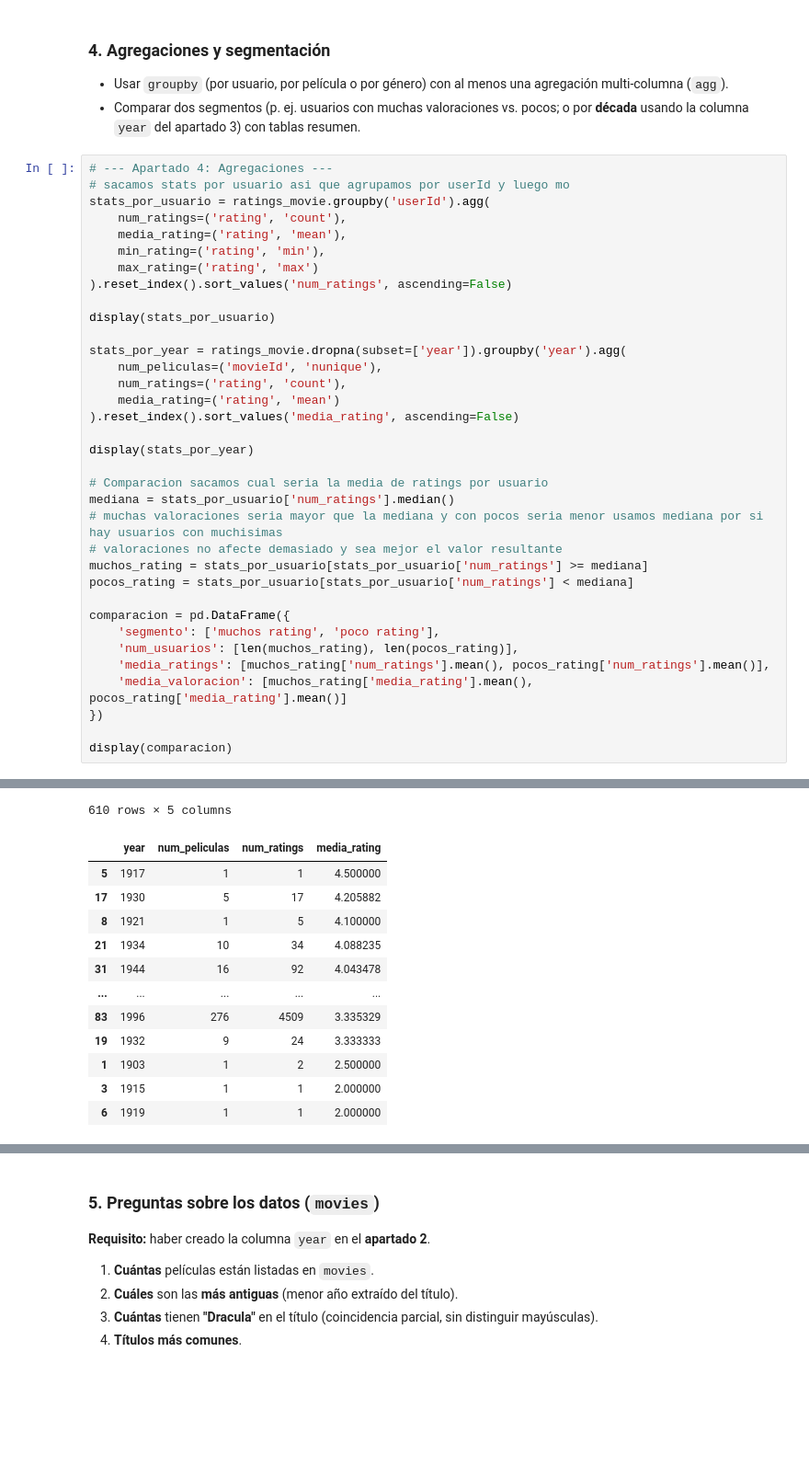
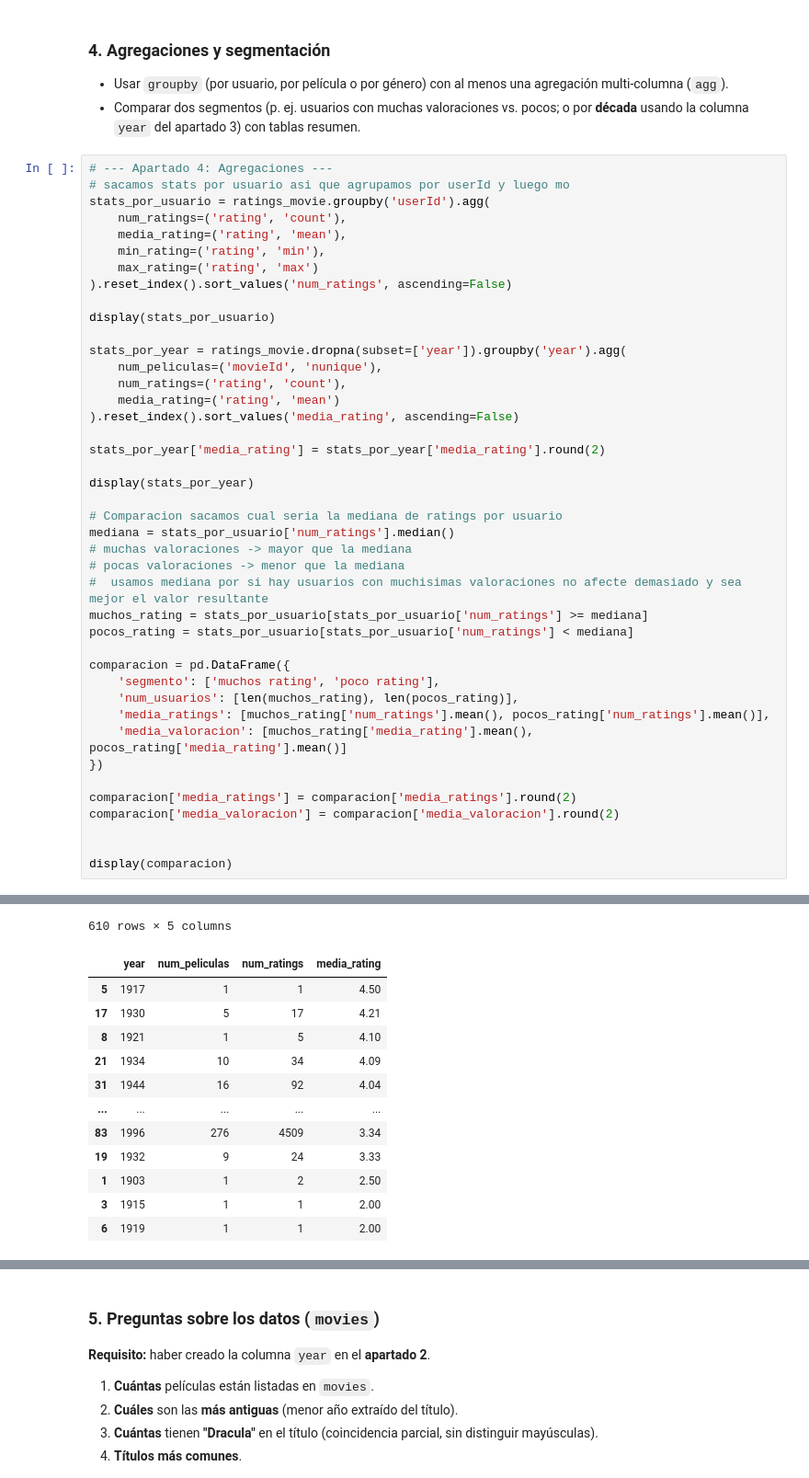
Before and after one commit to xFloki/tc-catalogo-peliculas-team-8, a Jupyter notebook: Team_Challenge_sprint03_04.ipynb, the cells around one changed output, grey strips where cells are left out. Shown at 92% size. Drawn from its saved outputs; the diff is of its cells as text; blank space fills up the shorter version.

```diff
--- a/Team_Challenge_sprint03_04.ipynb
+++ b/Team_Challenge_sprint03_04.ipynb
@@ -196,48 +196,55 @@ stats_por_year = ratings_movie.dropna(subset=['year']).groupby('year').agg(
     media_rating=('rating', 'mean')
 ).reset_index().sort_values('media_rating', ascending=False)
 
+stats_por_year['media_rating'] = stats_por_year['media_rating'].round(2)
+
 display(stats_por_year)
 
-# Comparacion sacamos cual seria la media de ratings por usuario
+# Comparacion sacamos cual seria la mediana de ratings por usuario
 mediana = stats_por_usuario['num_ratings'].median()
-# muchas valoraciones seria mayor que la mediana y con pocos seria menor usamos mediana por si hay usuarios con muchisimas
-# valoraciones no afecte demasiado y sea mejor el valor resultante
+# muchas valoraciones -> mayor que la mediana
+# pocas valoraciones -> menor que la mediana
+#  usamos mediana por si hay usuarios con muchisimas valoraciones no afecte demasiado y sea mejor el valor resultante
 muchos_rating = stats_por_usuario[stats_por_usuario['num_ratings'] >= mediana]
 pocos_rating = stats_por_usuario[stats_por_usuario['num_ratings'] < mediana]
 
 comparacion = pd.DataFrame({
     'segmento': ['muchos rating', 'poco rating'],
     'num_usuarios': [len(muchos_rating), len(pocos_rating)],
     'media_ratings': [muchos_rating['num_ratings'].mean(), pocos_rating['num_ratings'].mean()],
     'media_valoracion': [muchos_rating['media_rating'].mean(), pocos_rating['media_rating'].mean()]
 })
 
+comparacion['media_ratings'] = comparacion['media_ratings'].round(2)
+comparacion['media_valoracion'] = comparacion['media_valoracion'].round(2)
+
+
 display(comparacion)
 # %% [output]
 |  | userId | num_ratings | media_rating | min_rating | max_rating |
 | 413 | 414 | 2698 | 3.391957 | 0.5 | 5.0 |
 | 598 | 599 | 2478 | 2.642050 | 0.5 | 5.0 |
 | 473 | 474 | 2108 | 3.398956 | 0.5 | 5.0 |
 | 447 | 448 | 1864 | 2.847371 | 0.5 | 5.0 |
 | 273 | 274 | 1346 | 3.235884 | 0.5 | 5.0 |
 | ... | ... | ... | ... | ... | ... |
 | 441 | 442 | 20 | 1.275000 | 0.5 | 2.5 |
 | 277 | 278 | 20 | 3.875000 | 1.5 | 5.0 |
 | 146 | 147 | 20 | 3.375000 | 0.5 | 5.0 |
 | 319 | 320 | 20 | 3.525000 | 0.5 | 4.0 |
 | 52 | 53 | 20 | 5.000000 | 5.0 | 5.0 |
 610 rows × 5 columns
 |  | year | num_peliculas | num_ratings | media_rating |
-| 5 | 1917 | 1 | 1 | 4.500000 |
-| 17 | 1930 | 5 | 17 | 4.205882 |
-| 8 | 1921 | 1 | 5 | 4.100000 |
-| 21 | 1934 | 10 | 34 | 4.088235 |
-| 31 | 1944 | 16 | 92 | 4.043478 |
+| 5 | 1917 | 1 | 1 | 4.50 |
+| 17 | 1930 | 5 | 17 | 4.21 |
+| 8 | 1921 | 1 | 5 | 4.10 |
+| 21 | 1934 | 10 | 34 | 4.09 |
+| 31 | 1944 | 16 | 92 | 4.04 |
 | ... | ... | ... | ... | ... |
-| 83 | 1996 | 276 | 4509 | 3.335329 |
-| 19 | 1932 | 9 | 24 | 3.333333 |
-| 1 | 1903 | 1 | 2 | 2.500000 |
-| 3 | 1915 | 1 | 1 | 2.000000 |
-| 6 | 1919 | 1 | 1 | 2.000000 |
+| 83 | 1996 | 276 | 4509 | 3.34 |
+| 19 | 1932 | 9 | 24 | 3.33 |
+| 1 | 1903 | 1 | 2 | 2.50 |
+| 3 | 1915 | 1 | 1 | 2.00 |
+| 6 | 1919 | 1 | 1 | 2.00 |
 106 rows × 4 columns
 |  | segmento | num_usuarios | media_ratings | media_valoracion |
```
Also changed, not shown: parts of 3 cells of this notebook, 1 other file.
